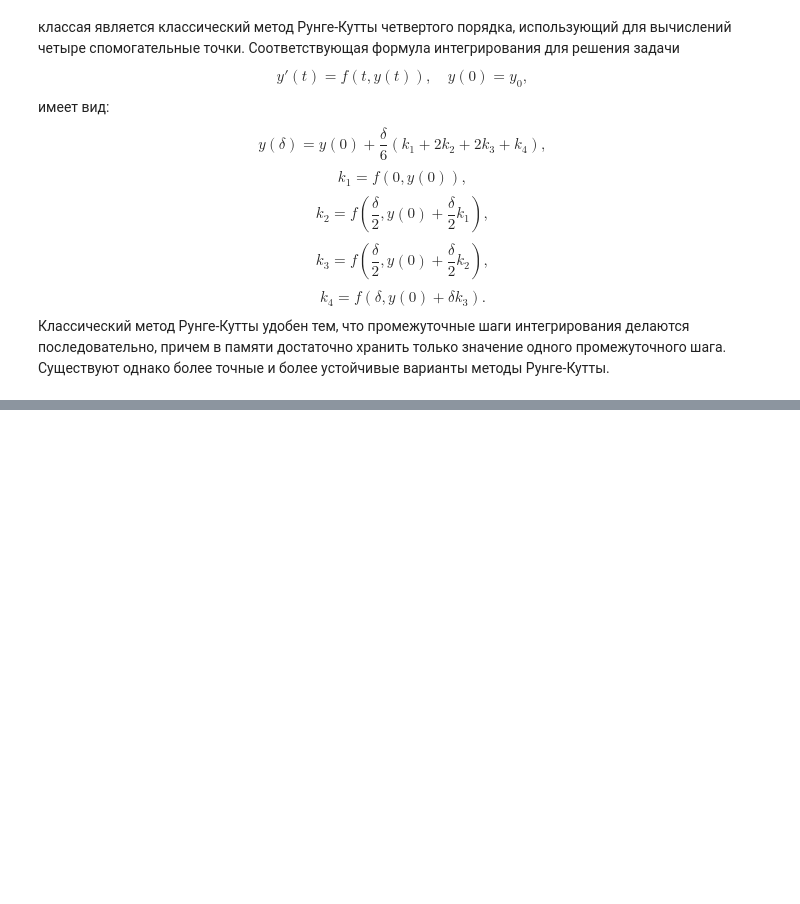
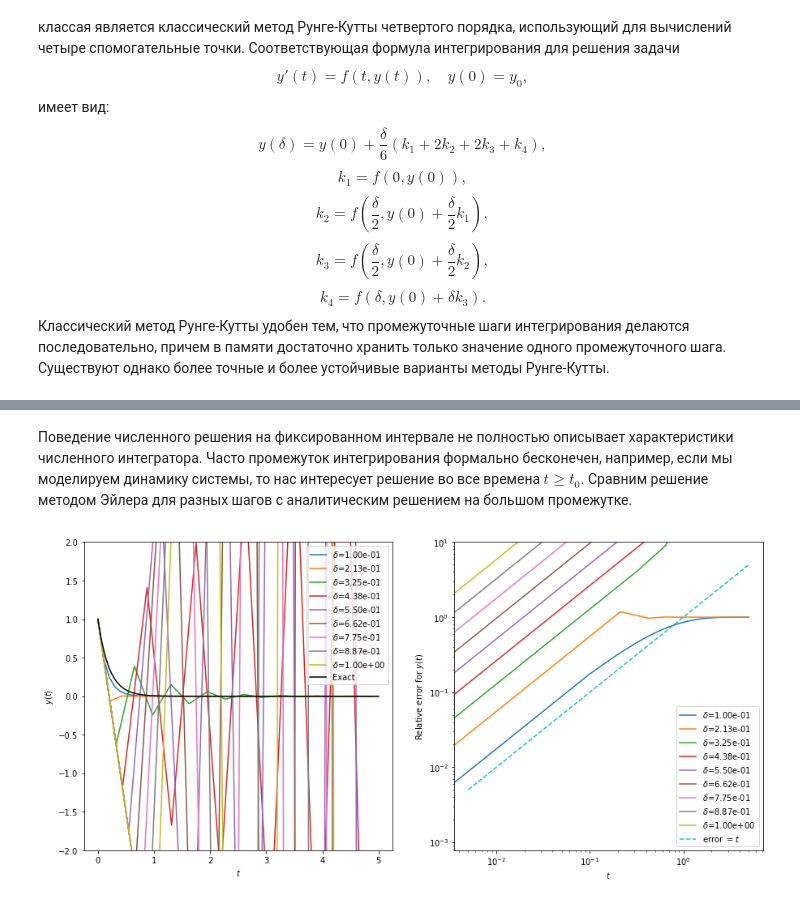
Before and after one commit to alepoydes/introduction-to-numerical-simulation, a Jupyter notebook: practice/Integrators.ipynb, the cells around one changed output, grey strips where cells are left out. Cells and saved outputs as stored; diff of their text form; code cells hidden in the pictures; blank space fills up the shorter version.

Commit message:
* new problems

```diff
--- a/practice/Integrators.ipynb
+++ b/practice/Integrators.ipynb
@@ -348,0 +361,57 @@ plt.show()
+# %% [markdown]
+Поведение численного решения на фиксированном интервале не полностью описывает характеристики численного интегратора.
+Часто промежуток интегрирования формально бесконечен, например, если мы моделируем динамику системы, то нас интересует решение во все времена $t\geq t_0$. Сравним решение методом Эйлера для разных шагов с аналитическим решением на большом промежутке.
+# %%
+def solve_ode(T=None, delta=None, f=None, y0=None, integrator=None):
+    """
+    Решает уравнение y'(t)=f(y(t)) с начальными условиями y(0)=y0 на интервале [0,T],
+    используя интегратор `integrator` и шаг интегрирования delta.
+    Возвращает пару массивов (tk, yk), где tk хранит отсчеты времени, а yk значения решения в эти отсчеты.
+    """
+    y0 = np.asarray(y0)
+    N = int(T/delta) # Число шаго интегрирования
+    tk = np.arange(N+1)*delta
+    yk = np.empty((N+1,)+y0.shape, dtype=np.complex) # Массивы для хранения решения.
+    yk[0]=y0 # Начальные условия
+    for n in range(N): # Итерируем решатель
+        yk[n+1]=integrator(delta, yk[n], f)
+    return tk, yk
+
+def run_test(integrator=None, yExact=None, deltas=None, **problem):
+    # Готовим место под рисунки
+    fig, (ax1, ax2) = plt.subplots(1,2,figsize=(15,7))
+
+    # Проводим эксперименты.
+    for delta in deltas:
+        tk, yk = solve_ode(delta=delta, integrator=integrator, **problem)
+        y0 = yExact(tk)
+        error = np.abs(yk-y0)/np.abs(y0)
+        label = "$\delta$={:.2e}".format(delta)
+        ax1.plot(tk, np.real(yk), label=label)
+        ax2.loglog(tk, error, label=label)
+    tk = np.linspace(0, problem["T"], 1000)
+    y0 = yExact(tk)
+    ax1.plot(tk, np.real(y0), '-k', label='Exact')
+    ax2.loglog(tk[1:], tk[1:], '--', label="error $=t$")
+    mx = np.max(np.real(y0))
+    ax1.set_ylim(( -2*mx, 2*mx ))
+    ax2.set_ylim((None,1e1))
+    ax1.legend(); ax2.legend()
+    ax1.set_xlabel("$t$")
+    ax1.set_ylabel("$y(t)$")
+    ax2.set_xlabel("$t$")
+    ax2.set_ylabel("Relative error for $y(t)$")
+    plt.show()
+
+alpha = -5+0j # Коэффициент в решаемом уравнении y'(t)=alpha*y(t).
+problem = {
+    "T": 5, # Промежуток интегрирования
+    "f": lambda y: alpha*y,
+    "yExact": lambda t: np.exp(alpha*t),
+    "deltas": np.linspace(0.1,1.0,9), # Набор шагов интегрирования, на которых производится сравнение.
+    "y0": 1, # Начальное условие.
+}
+
+run_test(integrator=EulerIntegrator, **problem)
+# %% [output]
+[figure, added]
```
Also changed, not shown: parts of 29 cells of this notebook.
